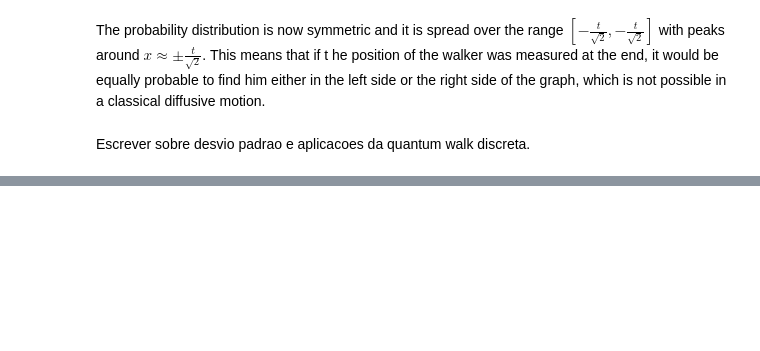
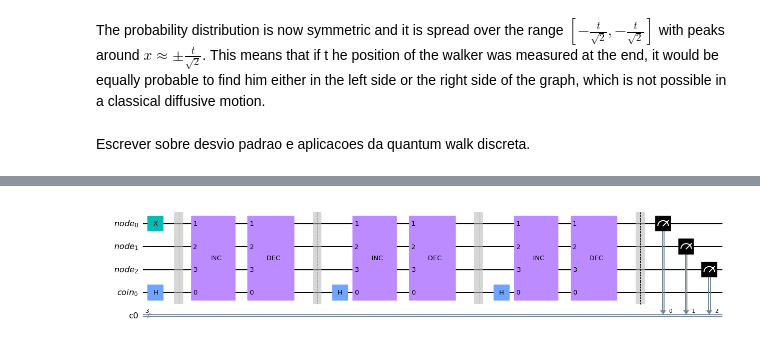
Before and after one commit to JaimePSantos/Dissertation-Tex-Code, a Jupyter notebook: Presentation/pres.ipynb, the cells around one changed output, grey strips where cells are left out. Cells and saved outputs as stored; diff of their text form; code cells hidden in the pictures; blank space fills up the shorter version.

```diff
--- a/Presentation/pres.ipynb
+++ b/Presentation/pres.ipynb
@@ -521,0 +565,6 @@ For a graph with $16$ nodes, for example, $4$ qubits are required to encode each
+# %%
+N = 3
+steps = 3
+display(circRunWalk(N,steps,True).draw(output='mpl'))
+# %% [output]
+[figure, added]
```
Also changed, not shown: parts of 17 cells of this notebook, 4 other files.
